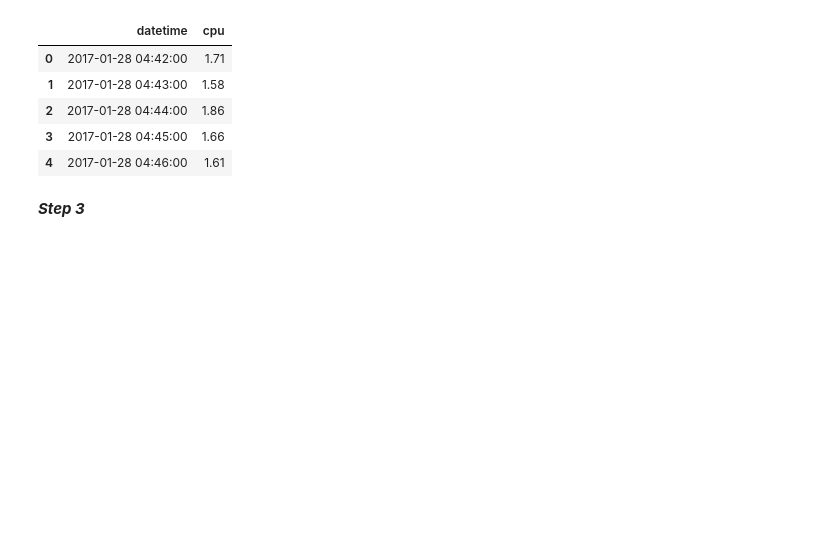
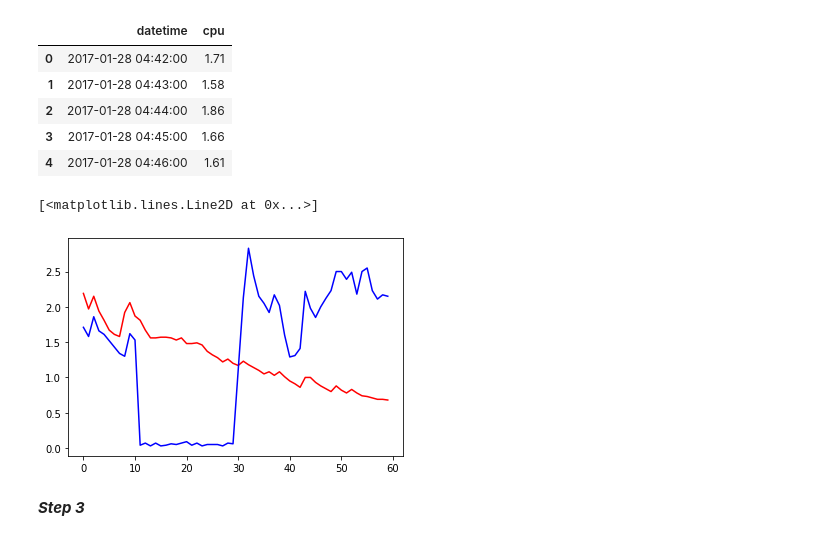
Before and after one commit to luisOliari/Alternative-time-series-project, a Jupyter notebook: src/explore.ipynb, the cells around one changed output. Cells and saved outputs as stored; diff of their text form; code cells hidden in the pictures; blank space fills up the shorter version.

```diff
--- a/src/explore.ipynb
+++ b/src/explore.ipynb
@@ -104,6 +118,13 @@ cpu_test_b.head(5)
 | 2 | 2017-01-28 04:44:00 | 1.86 |
 | 3 | 2017-01-28 04:45:00 | 1.66 |
 | 4 | 2017-01-28 04:46:00 | 1.61 |
+# %%
+# ver la data
+plt.plot(cpu_test_a['cpu'],'r')
+plt.plot(cpu_test_b['cpu'],'b')
+# %% [output]
+[<matplotlib.lines.Line2D at 0x...>]
+[figure, added]
 # %% [markdown]
 ***Step 3***
 # %%
```
Also changed, not shown: parts of 19 cells of this notebook.
